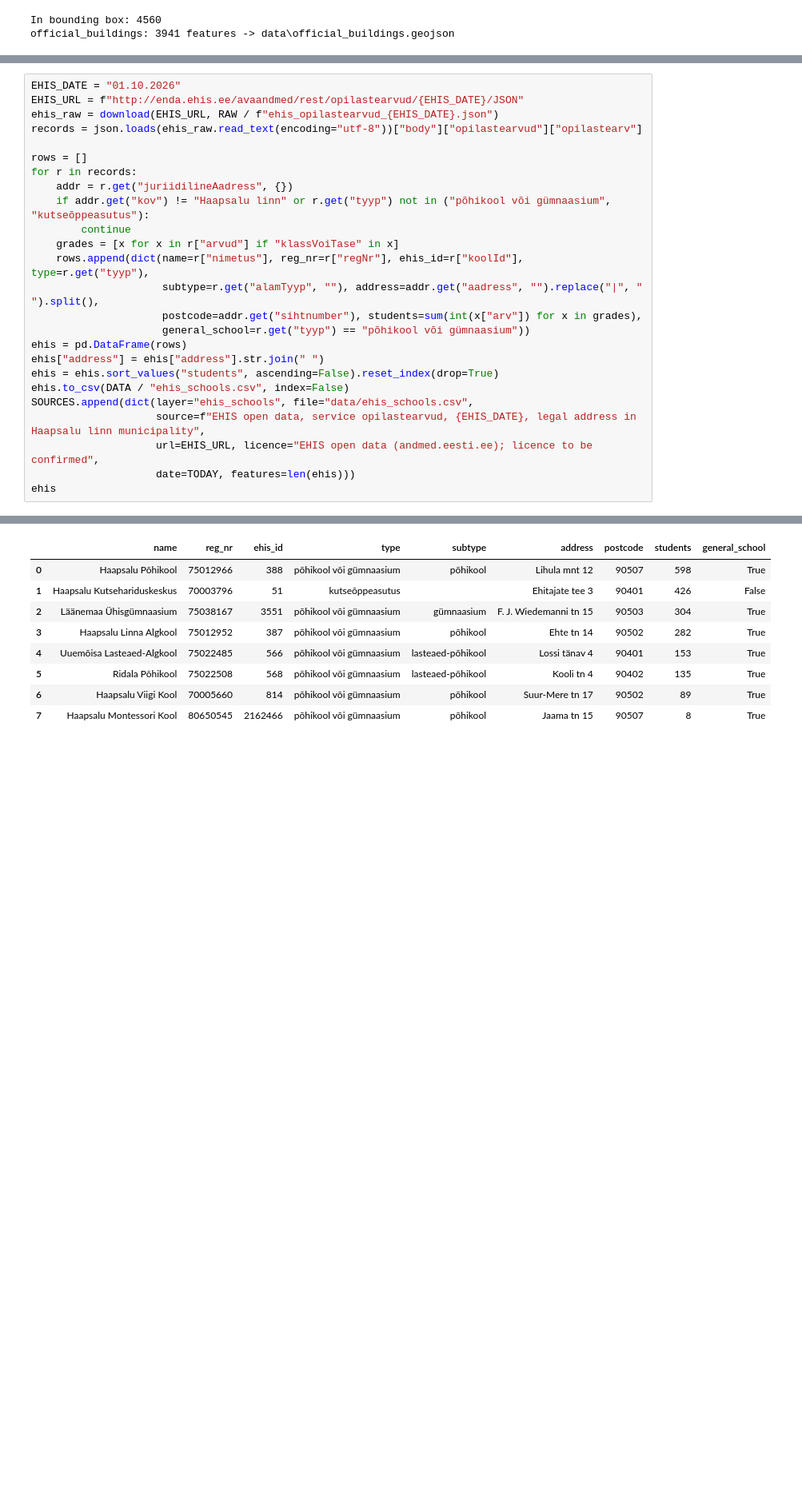
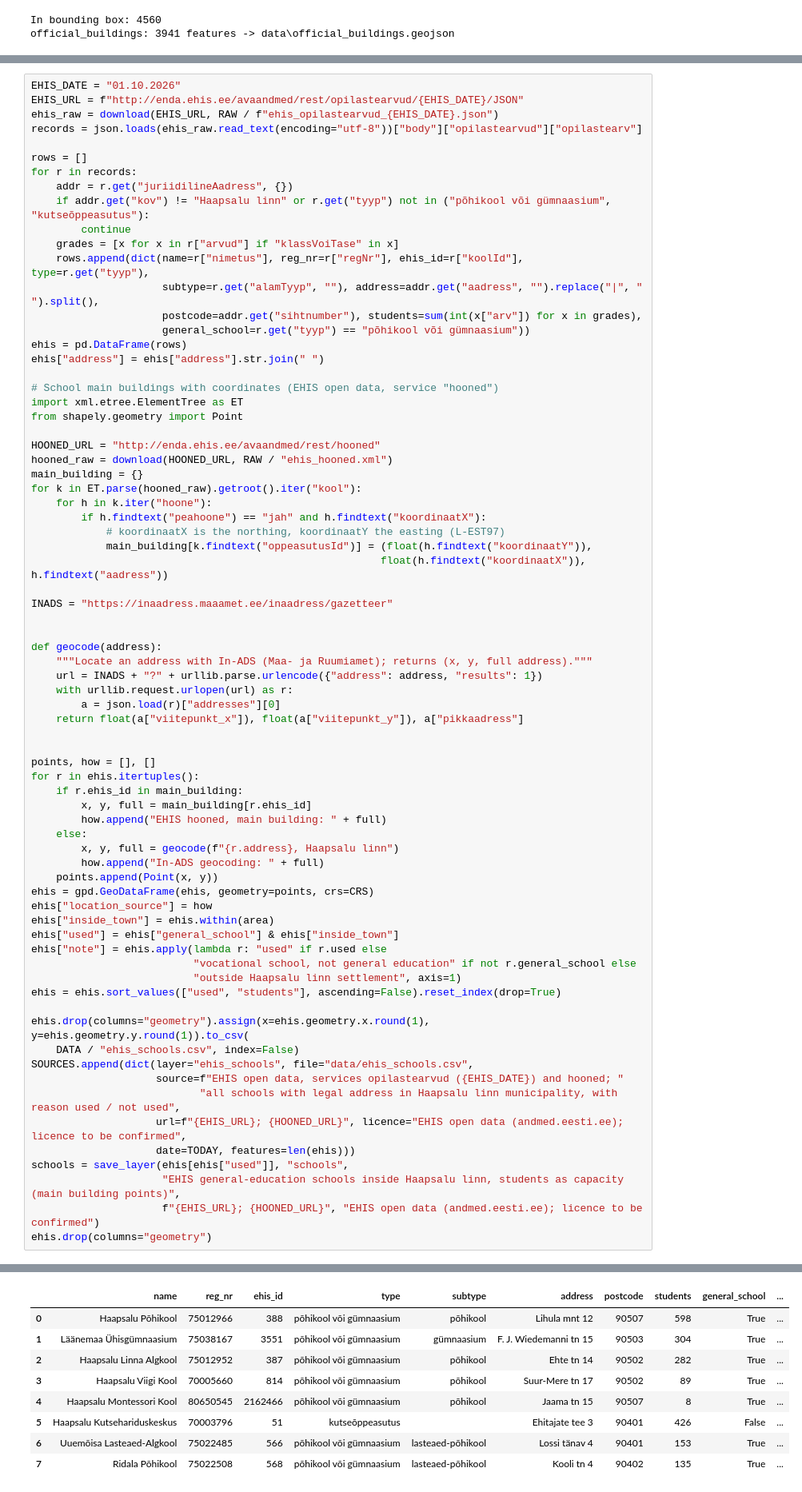
Before and after one commit to aleks-nab/haapsalu-urban-blocks, a Jupyter notebook: notebook.ipynb, the cells around one changed output, grey strips where cells are left out. Shown at 80% size. Cells and saved outputs as stored; diff of their text form; blank space fills up the shorter version.

```diff
--- a/notebook.ipynb
+++ b/notebook.ipynb
@@ -305,11 +361,59 @@ for r in records:
                      general_school=r.get("tyyp") == "põhikool või gümnaasium"))
 ehis = pd.DataFrame(rows)
 ehis["address"] = ehis["address"].str.join(" ")
-ehis = ehis.sort_values("students", ascending=False).reset_index(drop=True)
-ehis.to_csv(DATA / "ehis_schools.csv", index=False)
+
+# School main buildings with coordinates (EHIS open data, service "hooned")
+import xml.etree.ElementTree as ET
+from shapely.geometry import Point
+
+HOONED_URL = "http://enda.ehis.ee/avaandmed/rest/hooned"
+hooned_raw = download(HOONED_URL, RAW / "ehis_hooned.xml")
+main_building = {}
+for k in ET.parse(hooned_raw).getroot().iter("kool"):
+    for h in k.iter("hoone"):
+        if h.findtext("peahoone") == "jah" and h.findtext("koordinaatX"):
+            # koordinaatX is the northing, koordinaatY the easting (L-EST97)
+            main_building[k.findtext("oppeasutusId")] = (float(h.findtext("koordinaatY")),
+                                                        float(h.findtext("koordinaatX")), h.findtext("aadress"))
+
+INADS = "https://inaadress.maaamet.ee/inaadress/gazetteer"
+
+
+def geocode(address):
+    """Locate an address with In-ADS (Maa- ja Ruumiamet); returns (x, y, full address)."""
+    url = INADS + "?" + urllib.parse.urlencode({"address": address, "results": 1})
+    with urllib.request.urlopen(url) as r:
+        a = json.load(r)["addresses"][0]
+    return float(a["viitepunkt_x"]), float(a["viitepunkt_y"]), a["pikkaadress"]
+
+
+points, how = [], []
+for r in ehis.itertuples():
+    if r.ehis_id in main_building:
+        x, y, full = main_building[r.ehis_id]
+        how.append("EHIS hooned, main building: " + full)
+    else:
+        x, y, full = geocode(f"{r.address}, Haapsalu linn")
+        how.append("In-ADS geocoding: " + full)
+    points.append(Point(x, y))
+ehis = gpd.GeoDataFrame(ehis, geometry=points, crs=CRS)
+ehis["location_source"] = how
+ehis["inside_town"] = ehis.within(area)
+ehis["used"] = ehis["general_school"] & ehis["inside_town"]
+ehis["note"] = ehis.apply(lambda r: "used" if r.used else
+                          "vocational school, not general education" if not r.general_school else
+                          "outside Haapsalu linn settlement", axis=1)
+ehis = ehis.sort_values(["used", "students"], ascending=False).reset_index(drop=True)
+
+ehis.drop(columns="geometry").assign(x=ehis.geometry.x.round(1), y=ehis.geometry.y.round(1)).to_csv(
+    DATA / "ehis_schools.csv", index=False)
 SOURCES.append(dict(layer="ehis_schools", file="data/ehis_schools.csv",
-                    source=f"EHIS open data, service opilastearvud, {EHIS_DATE}, legal address in Haapsalu linn municipality",
-                    url=EHIS_URL, licence="EHIS open data (andmed.eesti.ee); licence to be confirmed",
+                    source=f"EHIS open data, services opilastearvud ({EHIS_DATE}) and hooned; "
+                           "all schools with legal address in Haapsalu linn municipality, with reason used / not used",
+                    url=f"{EHIS_URL}; {HOONED_URL}", licence="EHIS open data (andmed.eesti.ee); licence to be confirmed",
                     date=TODAY, features=len(ehis)))
-ehis
+schools = save_layer(ehis[ehis["used"]], "schools",
+                     "EHIS general-education schools inside Haapsalu linn, students as capacity (main building points)",
+                     f"{EHIS_URL}; {HOONED_URL}", "EHIS open data (andmed.eesti.ee); licence to be confirmed")
+ehis.drop(columns="geometry")
 # %% [output]
@@ -316,12 +421,12 @@ ehis
-|  | name | reg_nr | ehis_id | type | subtype | address | postcode | students | general_school |
-| 0 | Haapsalu Põhikool | 75012966 | 388 | põhikool või gümnaasium | põhikool | Lihula mnt 12 | 90507 | 598 | True |
-| 1 | Haapsalu Kutsehariduskeskus | 70003796 | 51 | kutseõppeasutus |  | Ehitajate tee 3 | 90401 | 426 | False |
-| 2 | Läänemaa Ühisgümnaasium | 75038167 | 3551 | põhikool või gümnaasium | gümnaasium | F. J. Wiedemanni tn 15 | 90503 | 304 | True |
-| 3 | Haapsalu Linna Algkool | 75012952 | 387 | põhikool või gümnaasium | põhikool | Ehte tn 14 | 90502 | 282 | True |
-| 4 | Uuemõisa Lasteaed-Algkool | 75022485 | 566 | põhikool või gümnaasium | lasteaed-põhikool | Lossi tänav 4 | 90401 | 153 | True |
-| 5 | Ridala Põhikool | 75022508 | 568 | põhikool või gümnaasium | lasteaed-põhikool | Kooli tn 4 | 90402 | 135 | True |
-| 6 | Haapsalu Viigi Kool | 70005660 | 814 | põhikool või gümnaasium | põhikool | Suur-Mere tn 17 | 90502 | 89 | True |
-| 7 | Haapsalu Montessori Kool | 80650545 | 2162466 | põhikool või gümnaasium | põhikool | Jaama tn 15 | 90507 | 8 | True |
+|  | name | reg_nr | ehis_id | type | subtype | address | postcode | students | general_school | ... |
+| 0 | Haapsalu Põhikool | 75012966 | 388 | põhikool või gümnaasium | põhikool | Lihula mnt 12 | 90507 | 598 | True | ... |
+| 1 | Läänemaa Ühisgümnaasium | 75038167 | 3551 | põhikool või gümnaasium | gümnaasium | F. J. Wiedemanni tn 15 | 90503 | 304 | True | ... |
+| 2 | Haapsalu Linna Algkool | 75012952 | 387 | põhikool või gümnaasium | põhikool | Ehte tn 14 | 90502 | 282 | True | ... |
+| 3 | Haapsalu Viigi Kool | 70005660 | 814 | põhikool või gümnaasium | põhikool | Suur-Mere tn 17 | 90502 | 89 | True | ... |
+| 4 | Haapsalu Montessori Kool | 80650545 | 2162466 | põhikool või gümnaasium | põhikool | Jaama tn 15 | 90507 | 8 | True | ... |
+| 5 | Haapsalu Kutsehariduskeskus | 70003796 | 51 | kutseõppeasutus |  | Ehitajate tee 3 | 90401 | 426 | False | ... |
+| 6 | Uuemõisa Lasteaed-Algkool | 75022485 | 566 | põhikool või gümnaasium | lasteaed-põhikool | Lossi tänav 4 | 90401 | 153 | True | ... |
+| 7 | Ridala Põhikool | 75022508 | 568 | põhikool või gümnaasium | lasteaed-põhikool | Kooli tn 4 | 90402 | 135 | True | ... |
 # %% [markdown]
 ### 1.6 Summary
 
```
Also changed, not shown: parts of 14 cells of this notebook, 7 other files.
